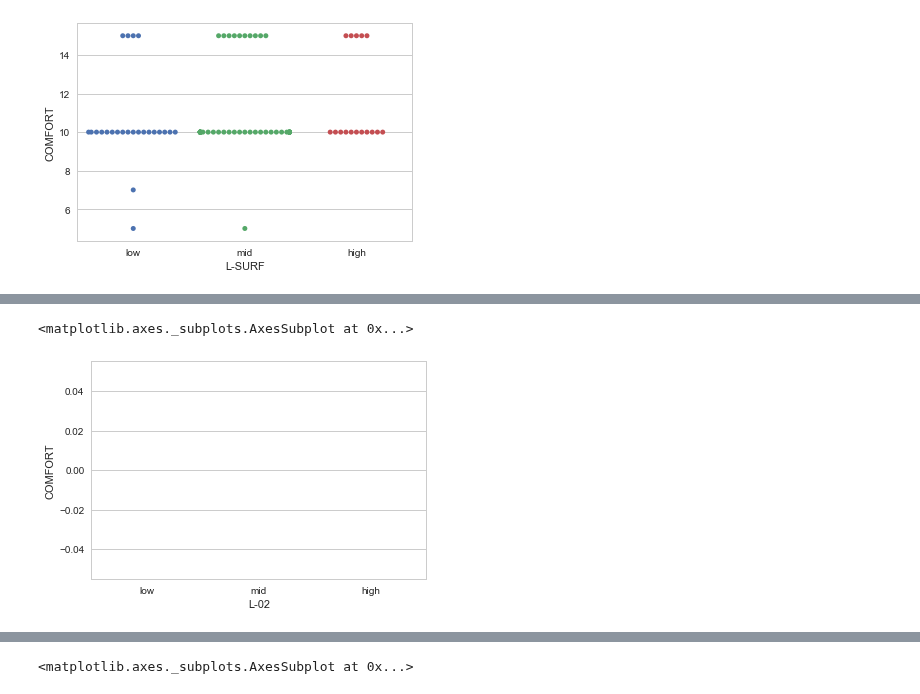
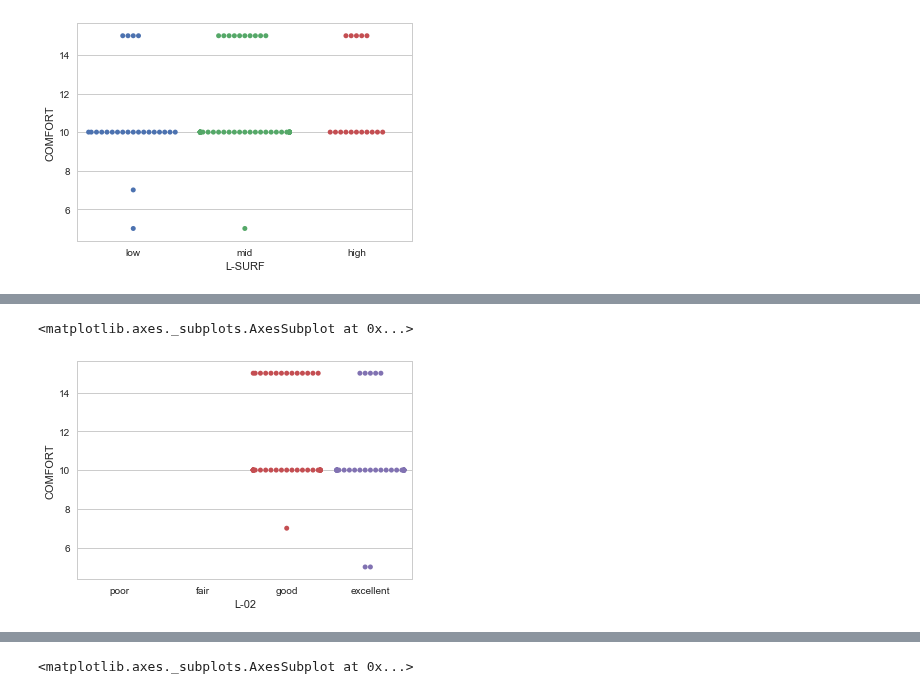
Before and after one commit to bmcdonald13/Python-Assignments, a Jupyter notebook: Comfort Data.ipynb, the cells around one changed output, grey strips where cells are left out. Cells and saved outputs as stored; diff of their text form; code cells hidden in the pictures.

```diff
--- a/Comfort Data.ipynb
+++ b/Comfort Data.ipynb
@@ -55,5 +69,5 @@ sns.swarmplot(x="L-SURF", y="COMFORT", data=PP_Data, order=["low","mid","high"])
 # %%
-sns.swarmplot(x="L-02", y="COMFORT", data=PP_Data, order=["low","mid","high"])
+sns.swarmplot(x="L-02", y="COMFORT", data=PP_Data, order=["poor","fair","good","excellent"])
 # %% [output]
 <matplotlib.axes._subplots.AxesSubplot at 0x...>
-[figure, old version]
+[figure, new version]
```
Also changed, not shown: parts of 18 cells of this notebook.
